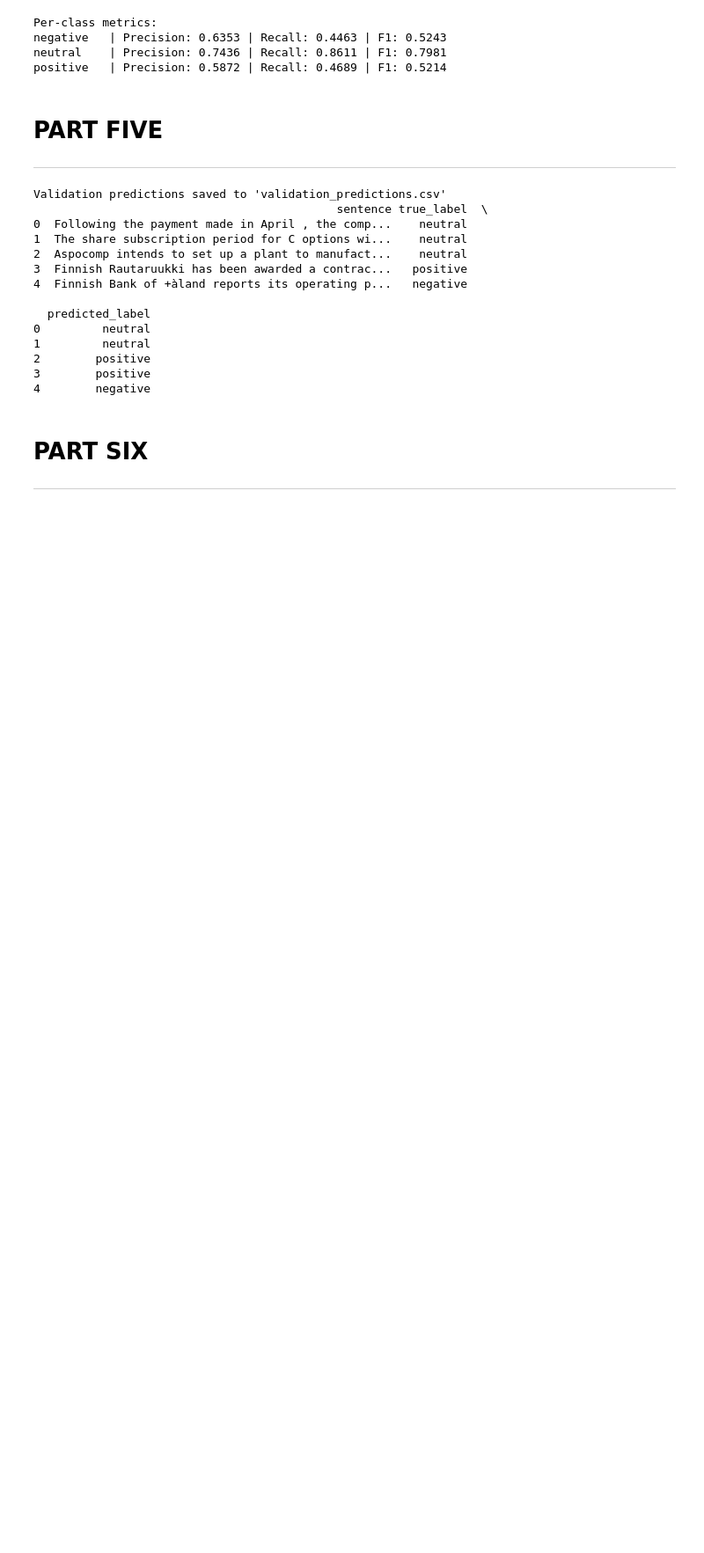
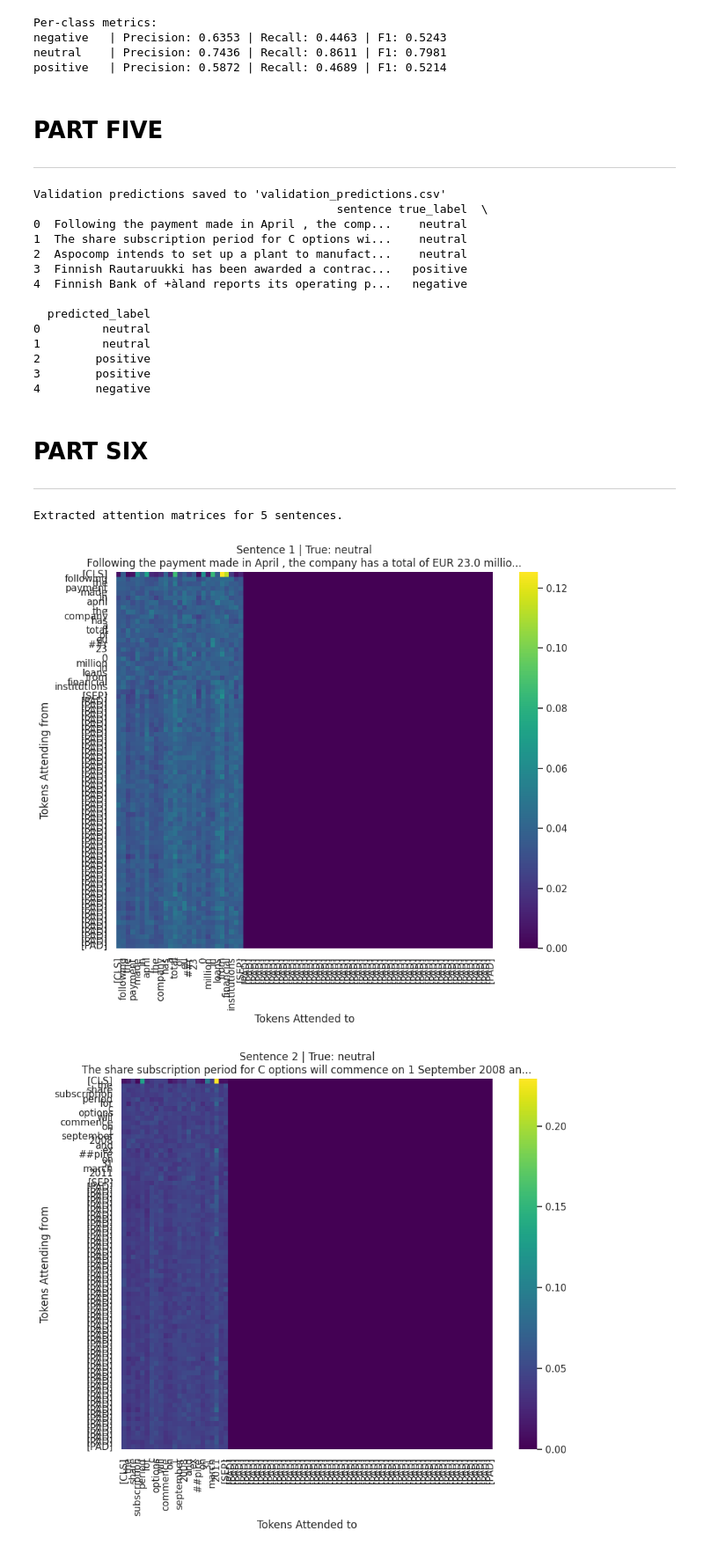
Before and after one commit to Hosna84/Absolute-ajority, a Jupyter notebook: financial_text_sentiment_analysis.ipynb, the cells around one changed output. Shown at 88% size. Saved outputs shown, nothing was run; the diff lists cells and outputs as text; code cells hidden in the pictures; blank space fills up the shorter version.

```diff
--- a/financial_text_sentiment_analysis.ipynb
+++ b/financial_text_sentiment_analysis.ipynb
@@ -295,6 +295,7 @@ class MultiHeadAttention(nn.Module):
         self.W_v = nn.Linear(d_model, d_model)
 
         self.W_o = nn.Linear(d_model, d_model)
+        self.last_attention_weights = None
 
     def forward(self, q, k, v, mask=None):
         batch_size = q.size(0)
@@ -309,6 +310,7 @@ class MultiHeadAttention(nn.Module):
             scores = scores.masked_fill(mask == 0, -1e9)
 
         attn_weights = F.softmax(scores, dim=-1)
+        self.last_attention_weights = attn_weights.detach().cpu()
         output = torch.matmul(attn_weights, V)
 
         output = output.transpose(1, 2).contiguous().view(batch_size, -1, self.d_model)
@@ -812,3 +814,67 @@ Validation predictions saved to 'validation_predictions.csv'
 # PART SIX
 
 ---
+# %%
+num_samples = 5
+sentences = val_df['sentence'].iloc[:num_samples].values
+true_labels = val_df['label_idx'].iloc[:num_samples].values
+
+model.eval()
+attention_matrices = []   # to store the attention weight matrices
+
+with torch.no_grad():
+    for sent in sentences:
+        # Tokenize the sentence (same max_len as training)
+        encoding = tokenizer(
+            sent,
+            add_special_tokens=True,
+            max_length=MAX_LEN,
+            padding='max_length',
+            truncation=True,
+            return_tensors='pt'
+        )
+        input_ids = encoding['input_ids'].to(device)
+        attn_mask = encoding['attention_mask'].to(device)
+
+        # Forward pass (we don't need the output)
+        _ = model(input_ids, attn_mask)
+
+        # Retrieve attention weights from the last layer
+        # shape: (1, num_heads, seq_len, seq_len)
+        attn_weights = model.layers[-1].attention.last_attention_weights
+
+        # Average over all heads → (seq_len, seq_len)
+        avg_attn = attn_weights.mean(dim=1).squeeze(0).cpu().numpy()
+        attention_matrices.append(avg_attn)
+
+print(f"Extracted attention matrices for {len(attention_matrices)} sentences.")
+# %% [output]
+Extracted attention matrices for 5 sentences.
+# %%
+#Plot heatmaps with token labels
+for i, (sent, attn_matrix) in enumerate(zip(sentences, attention_matrices)):
+    # Tokenize again to get the actual tokens (including special tokens)
+    tokens = tokenizer.tokenize(sent)
+    # Add special tokens manually for alignment: BERT adds [CLS] at start and [SEP] at end
+    tokens = ['[CLS]'] + tokens + ['[SEP]']
+    # Truncate/pad to MAX_LEN (same as before)
+    if len(tokens) > MAX_LEN:
+        tokens = tokens[:MAX_LEN]
+    else:
+        tokens = tokens + ['[PAD]'] * (MAX_LEN - len(tokens))
+
+    # True label name
+    label_name = label_encoder.inverse_transform([true_labels[i]])[0]
+
+    # Plot heatmap
+    plt.figure(figsize=(10, 8))
+    sns.heatmap(attn_matrix, xticklabels=tokens, yticklabels=tokens,
+                cmap='viridis', cbar=True, square=True)
+    plt.title(f"Sentence {i+1} | True: {label_name}\n{sent[:80]}...")
+    plt.xlabel("Tokens Attended to")
+    plt.ylabel("Tokens Attending from")
+    plt.tight_layout()
+    plt.show()
+# %% [output]
+[figure, added]
+[figure, added]
```
Also changed, not shown: parts of 1 cell of this notebook.
